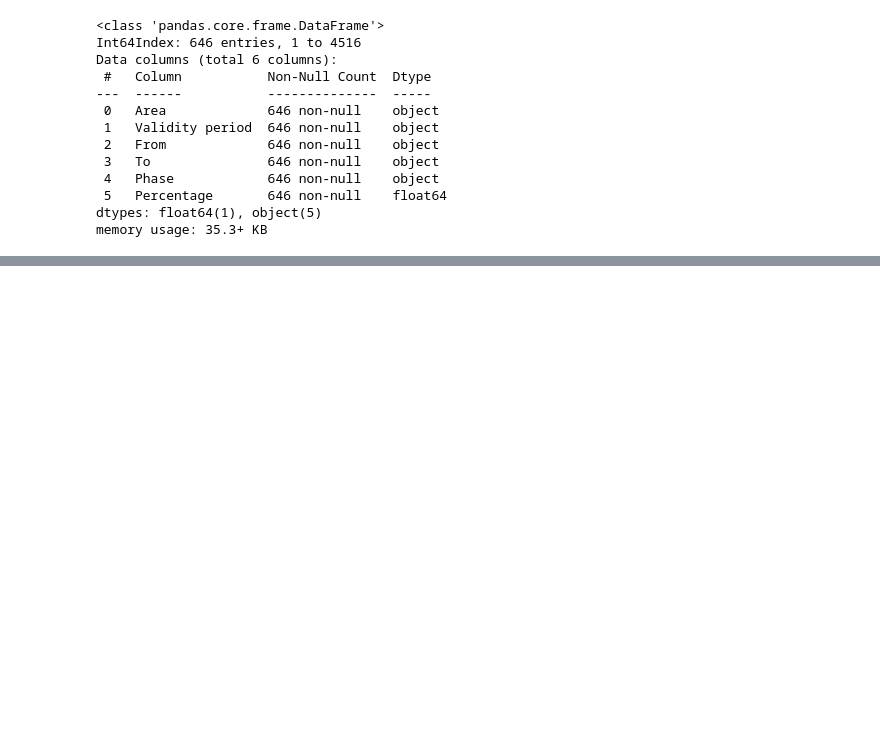
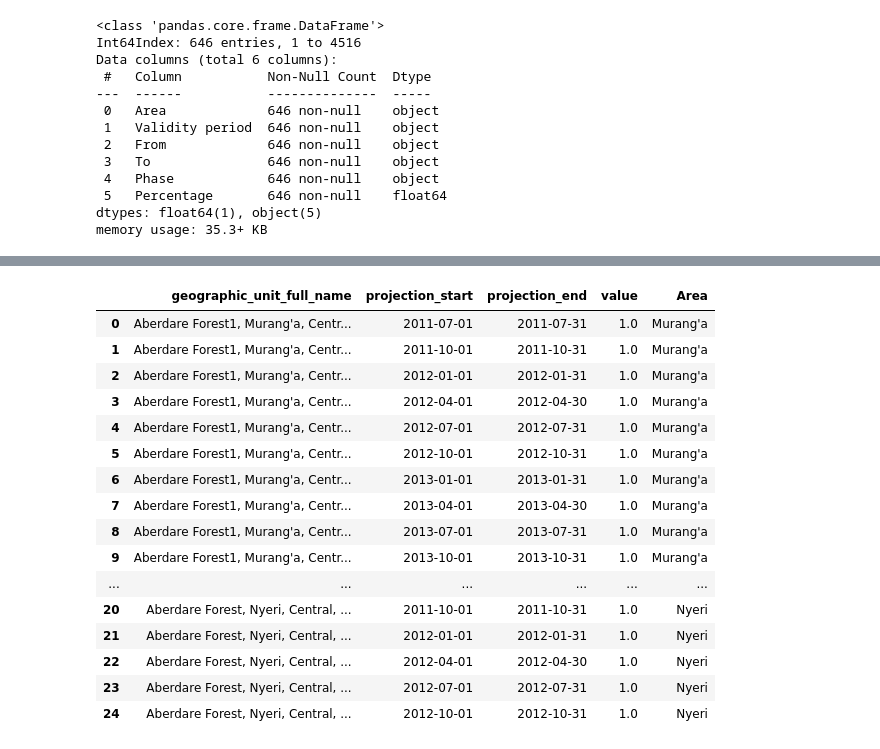
Before and after one commit to MrDenzy/PHASE-5-PROJECT---PREDICTING-FOOD-INSECURITY, a Jupyter notebook: notebooks/data_explore.ipynb, the cells around one changed output, grey strips where cells are left out. Saved outputs shown, nothing was run; the diff lists cells and outputs as text; code cells hidden in the pictures; blank space fills up the shorter version.

```diff
--- a/notebooks/data_explore.ipynb
+++ b/notebooks/data_explore.ipynb
@@ -157,0 +165,3 @@ AttributeError: 'Series' object has no attribute 'info'
+# %%
+ipc = pd.read_excel('./data/ipcphase.xlsx')
+ipc.head()
@@ -157,0 +176,4 @@ AttributeError: 'Series' object has no attribute 'info'
+# %%
+# taking only relevant columns
+ipc = ipc[['geographic_unit_full_name','projection_start','projection_end','value']].copy()
+ipc.head()
@@ -157,0 +202,21 @@ AttributeError: 'Series' object has no attribute 'info'
+# %%
+ipc['Area'] = ipc['geographic_unit_full_name'].str.split(',').str[1].str.strip()
+ipc.head(25)
+# %% [output]
+|  | geographic_unit_full_name | projection_start | projection_end | value | Area |
+| 0 | Aberdare Forest1, Murang'a, Centr... | 2011-07-01 | 2011-07-31 | 1.0 | Murang'a |
+| 1 | Aberdare Forest1, Murang'a, Centr... | 2011-10-01 | 2011-10-31 | 1.0 | Murang'a |
+| 2 | Aberdare Forest1, Murang'a, Centr... | 2012-01-01 | 2012-01-31 | 1.0 | Murang'a |
+| 3 | Aberdare Forest1, Murang'a, Centr... | 2012-04-01 | 2012-04-30 | 1.0 | Murang'a |
+| 4 | Aberdare Forest1, Murang'a, Centr... | 2012-07-01 | 2012-07-31 | 1.0 | Murang'a |
+| 5 | Aberdare Forest1, Murang'a, Centr... | 2012-10-01 | 2012-10-31 | 1.0 | Murang'a |
+| 6 | Aberdare Forest1, Murang'a, Centr... | 2013-01-01 | 2013-01-31 | 1.0 | Murang'a |
+| 7 | Aberdare Forest1, Murang'a, Centr... | 2013-04-01 | 2013-04-30 | 1.0 | Murang'a |
+| 8 | Aberdare Forest1, Murang'a, Centr... | 2013-07-01 | 2013-07-31 | 1.0 | Murang'a |
+| 9 | Aberdare Forest1, Murang'a, Centr... | 2013-10-01 | 2013-10-31 | 1.0 | Murang'a |
+| ... | ... | ... | ... | ... | ... |
+| 20 | Aberdare Forest, Nyeri, Central, ... | 2011-10-01 | 2011-10-31 | 1.0 | Nyeri |
+| 21 | Aberdare Forest, Nyeri, Central, ... | 2012-01-01 | 2012-01-31 | 1.0 | Nyeri |
+| 22 | Aberdare Forest, Nyeri, Central, ... | 2012-04-01 | 2012-04-30 | 1.0 | Nyeri |
+| 23 | Aberdare Forest, Nyeri, Central, ... | 2012-07-01 | 2012-07-31 | 1.0 | Nyeri |
+| 24 | Aberdare Forest, Nyeri, Central, ... | 2012-10-01 | 2012-10-31 | 1.0 | Nyeri |
```
Also changed, not shown: parts of 8 cells of this notebook.
